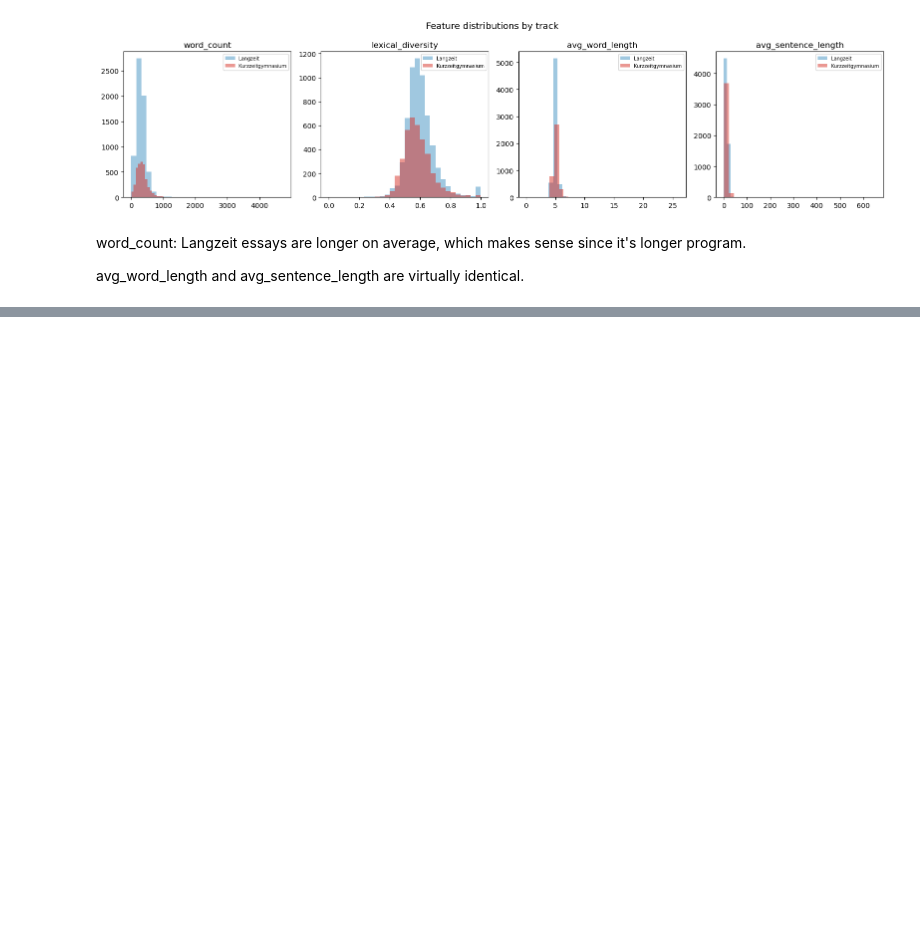
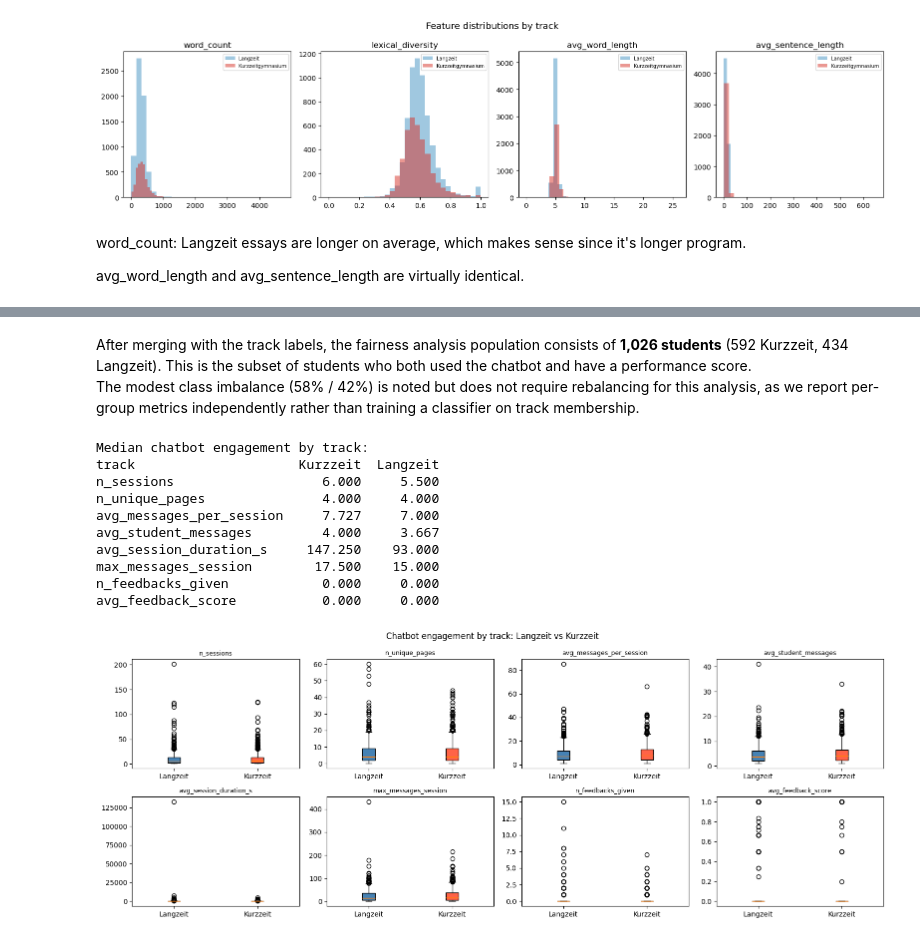
Before and after one commit to Tournedos/MLBD_2026, a Jupyter notebook: Q4_OverallFairness/overall_fairness.ipynb, the cells around one changed output, grey strips where cells are left out. Drawn from its saved outputs; the diff is of its cells as text; code cells hidden in the pictures; blank space fills up the shorter version.

Commit message:
Put RQ2 fairness into overall fairness

```diff
--- a/Q4_OverallFairness/overall_fairness.ipynb
+++ b/Q4_OverallFairness/overall_fairness.ipynb
@@ -246,0 +256,8 @@ quiz_results = pd.read_csv(f'{data_dir}/quiz_results.csv')
+# %%
+students        = pd.read_csv(f'{data_dir}/students.csv')
+teachers        = pd.read_csv(f'{data_dir}/teachers.csv')
+quiz_res        = pd.read_csv(f'{data_dir}/quiz_results.csv')
+text_res        = pd.read_csv(f'{data_dir}/text_results.csv')
+essay_res       = pd.read_csv(f'{data_dir}/essay_results.csv')
+gymitrainer     = pd.read_csv(f'{data_dir}/gymitrainer.csv')
+gymitrainer_feedback = pd.read_csv(f'{data_dir}/gymitrainer_feedback.csv')
@@ -246,0 +402,8 @@ quiz_results = pd.read_csv(f'{data_dir}/quiz_results.csv')
+# %%
+#Merge track into sq2_data
+
+sq2_fair = sq2_data.merge(track_labels, on='user_id', how='inner')
+
+print(f"sq2_fair shape: {sq2_fair.shape}")
+print(sq2_fair['track'].value_counts())
+print(f"\nStudents dropped (no track label): {len(sq2_data) - len(sq2_fair)}")
@@ -246,0 +418,43 @@ quiz_results = pd.read_csv(f'{data_dir}/quiz_results.csv')
+# %% [markdown]
+After merging with the track labels, the fairness analysis population consists of **1,026 students** (592 Kurzzeit, 434 Langzeit). This is the subset of students who both used the chatbot and have a performance score.
+The modest class imbalance (58% / 42%) is noted but does not require rebalancing for this analysis, as we report per-group metrics independently rather than training a classifier on track membership.
+# %%
+# Descriptive plot: do the two groups use the chatbot differently?
+
+engagement_cols = [
+    'n_sessions', 'n_unique_pages',
+    'avg_messages_per_session', 'avg_student_messages',
+    'avg_session_duration_s', 'max_messages_session',
+    'n_feedbacks_given', 'avg_feedback_score'
+]
+
+COLORS = {'Langzeit': 'steelblue', 'Kurzzeit': 'tomato'}
+
+print("Median chatbot engagement by track:")
+print(sq2_fair.groupby('track')[engagement_cols].median().T.round(3))
+
+fig, axes = plt.subplots(2, 4, figsize=(16, 6))
+axes = axes.flatten()
+for ax, col in zip(axes, engagement_cols):
+    data = [sq2_fair[sq2_fair['track'] == t][col].dropna() for t in ['Langzeit', 'Kurzzeit']]
+    bp = ax.boxplot(data, patch_artist=True, tick_labels=['Langzeit', 'Kurzzeit'])
+    for patch, t in zip(bp['boxes'], ['Langzeit', 'Kurzzeit']):
+        patch.set_facecolor(COLORS[t])
+    ax.set_title(col, fontsize=9)
+
+plt.suptitle('Chatbot engagement by track: Langzeit vs Kurzzeit', fontsize=12)
+plt.tight_layout()
+plt.savefig(f'{fig_dir}/3_chatbot_engagement_by_track.png', dpi=150, bbox_inches='tight')
+plt.show()
+# %% [output]
+Median chatbot engagement by track:
+track                     Kurzzeit  Langzeit
+n_sessions                   6.000     5.500
+n_unique_pages               4.000     4.000
+avg_messages_per_session     7.727     7.000
+avg_student_messages         4.000     3.667
+avg_session_duration_s     147.250    93.000
+max_messages_session        17.500    15.000
+n_feedbacks_given            0.000     0.000
+avg_feedback_score           0.000     0.000
+[figure, added]
```
Also changed, not shown: parts of 25 cells of this notebook, 3 other files.
